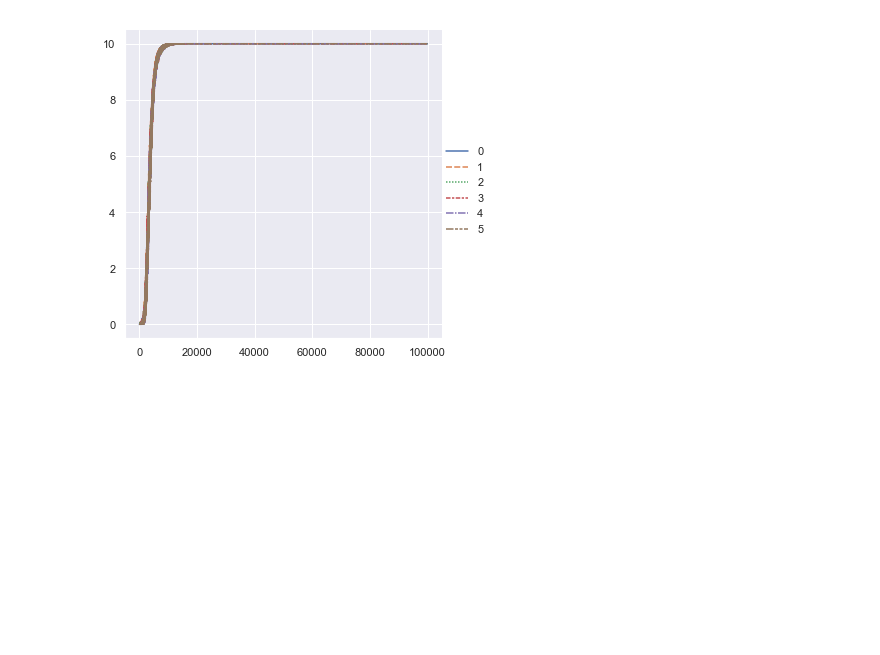
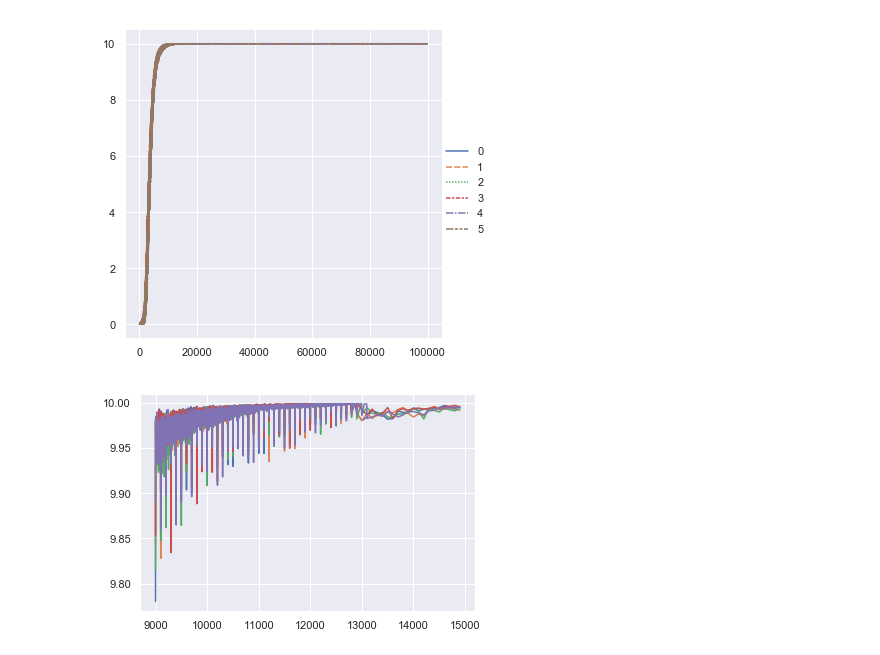
Before and after one commit to JMitnik/EvoComp2018, a Jupyter notebook: DataAnalysis.ipynb, the cells around one changed output. Saved outputs shown, nothing was run; the diff lists cells and outputs as text; code cells hidden in the pictures; blank space fills up the shorter version.

```diff
--- a/DataAnalysis.ipynb
+++ b/DataAnalysis.ipynb
@@ -123,18 +123,21 @@ class Simulator:
         for index, val_metric in enumerate(setup.parameter_values):
             df = pd.DataFrame()
 
-            for i in range(self.runs):
-                path = PATH_TO_LOG + f"{setup.evaluation}/{setup.param_name}/{setup.param_name}-val-{val_metric}-run-{i}.txt"
+#             for i in range(self.runs):
+            path = PATH_TO_LOG + f"{setup.evaluation}/{setup.param_name}/{setup.param_name}-val-{val_metric}-run-1.txt"
 
-                with open(path) as file:
-                    output = file.readlines()
+            with open(path) as file:
+                output = file.readlines()
 
-                output_reals = eval(output[0])
-                df[i] = output_reals
+            output_reals = eval(output[0])
+            df[i] = output_reals
 
             end_df[index] = df.mean(axis='columns')
 
         return end_df
+
+    def generatePlotForSetup(self, setup):
+        """"" "
 # %%
 # Initialize a number of setups
 katsuura_popsize_setup = Setup(
@@ -188,3 +187,20 @@ plt.show()
 [figure]
 [figure]
 [figure]
+# %%
+first_entry = schaffers_popsize_results[0].iloc[9000:15000]
+second_entry = schaffers_popsize_results[1].iloc[9000:15000]
+third_entry = schaffers_popsize_results[2].iloc[9000:15000]
+fourth_entry = schaffers_popsize_results[3].iloc[9000:15000]
+fifth_entry = schaffers_popsize_results[4].iloc[9000:15000]
+first_entry[first_entry < 9.999].plot()
+second_entry[second_entry < 9.999].plot()
+third_entry[third_entry < 9.999].plot()
+fourth_entry[fourth_entry < 9.999].plot()
+fifth_entry[fifth_entry < 9.999].plot()
+plt.show()
+
+sns.relplot(hue="coherence", style="choice",
+            kind="line", data=schaffers_popsize_results[schaffers_popsize_results < 9.999]);
+# %% [output]
+[figure, added]
```
Also changed, not shown: parts of 2 cells of this notebook.
